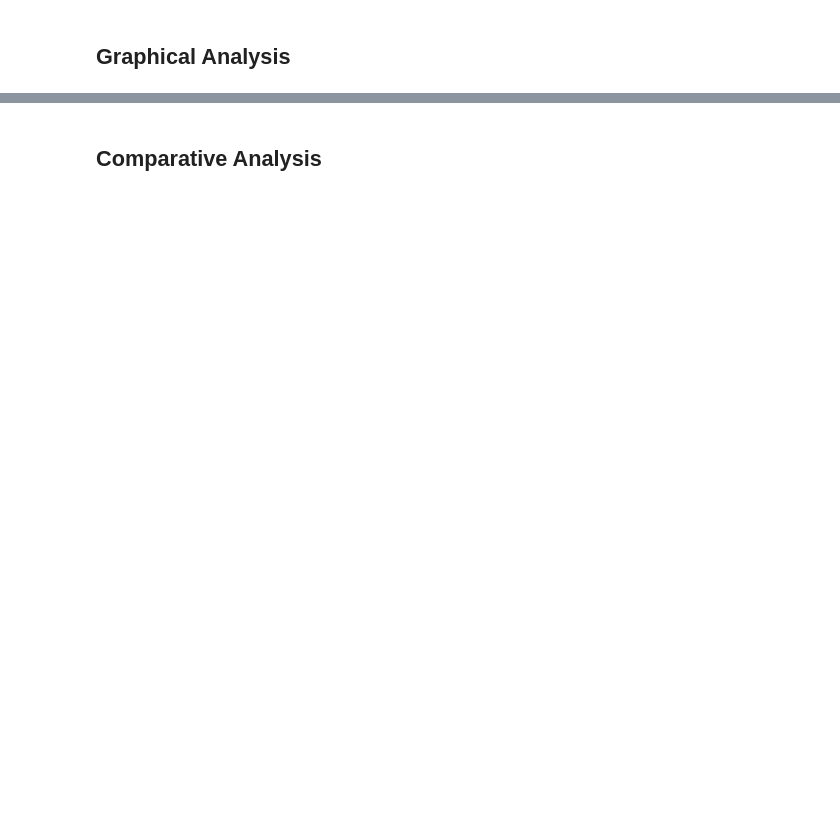
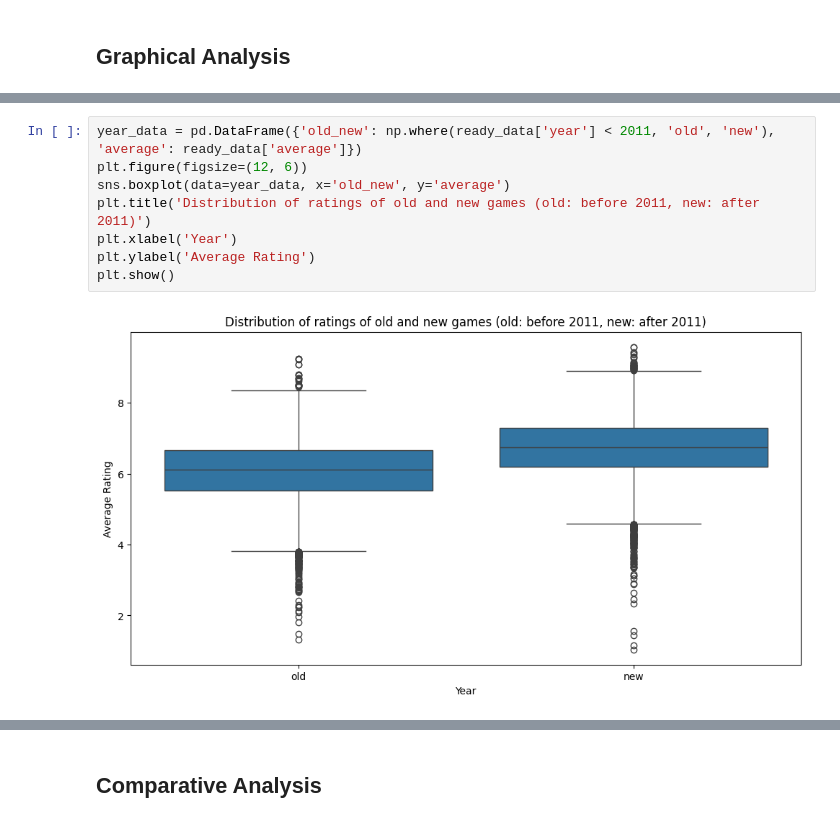
Before and after one commit to Fredfreddo/SI618_24W_project, a Jupyter notebook: project_2.ipynb, the cells around one changed output, grey strips where cells are left out. Cells and saved outputs as stored; diff of their text form; blank space fills up the shorter version.

```diff
--- a/project_2.ipynb
+++ b/project_2.ipynb
@@ -631,0 +593,10 @@ pd.DataFrame(cor_values[:20], columns=['Variable 1', 'Variable 2', 'Correlation'
+# %%
+year_data = pd.DataFrame({'old_new': np.where(ready_data['year'] < 2011, 'old', 'new'), 'average': ready_data['average']})
+plt.figure(figsize=(12, 6))
+sns.boxplot(data=year_data, x='old_new', y='average')
+plt.title('Distribution of ratings of old and new games (old: before 2011, new: after 2011)')
+plt.xlabel('Year')
+plt.ylabel('Average Rating')
+plt.show()
+# %% [output]
+[figure, added]
```
Also changed, not shown: parts of 124 cells of this notebook, 3 other files.
